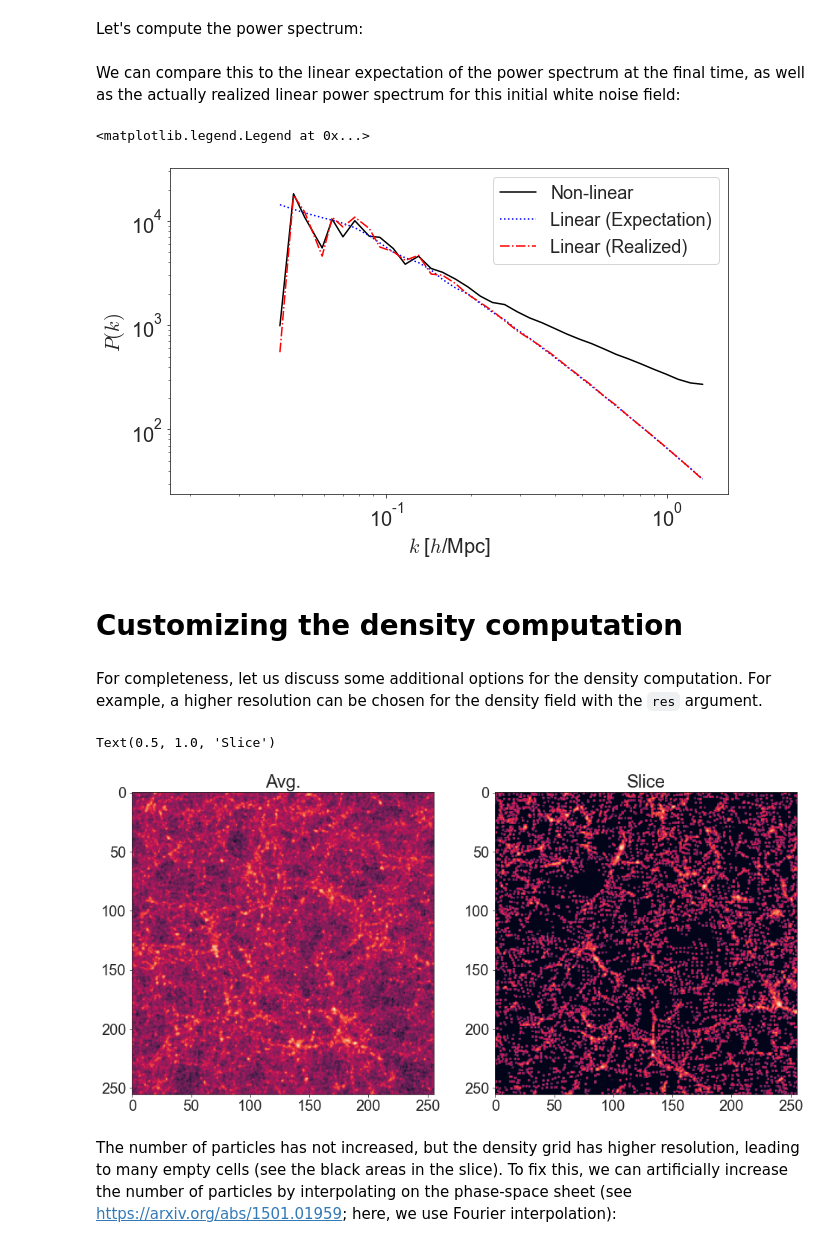
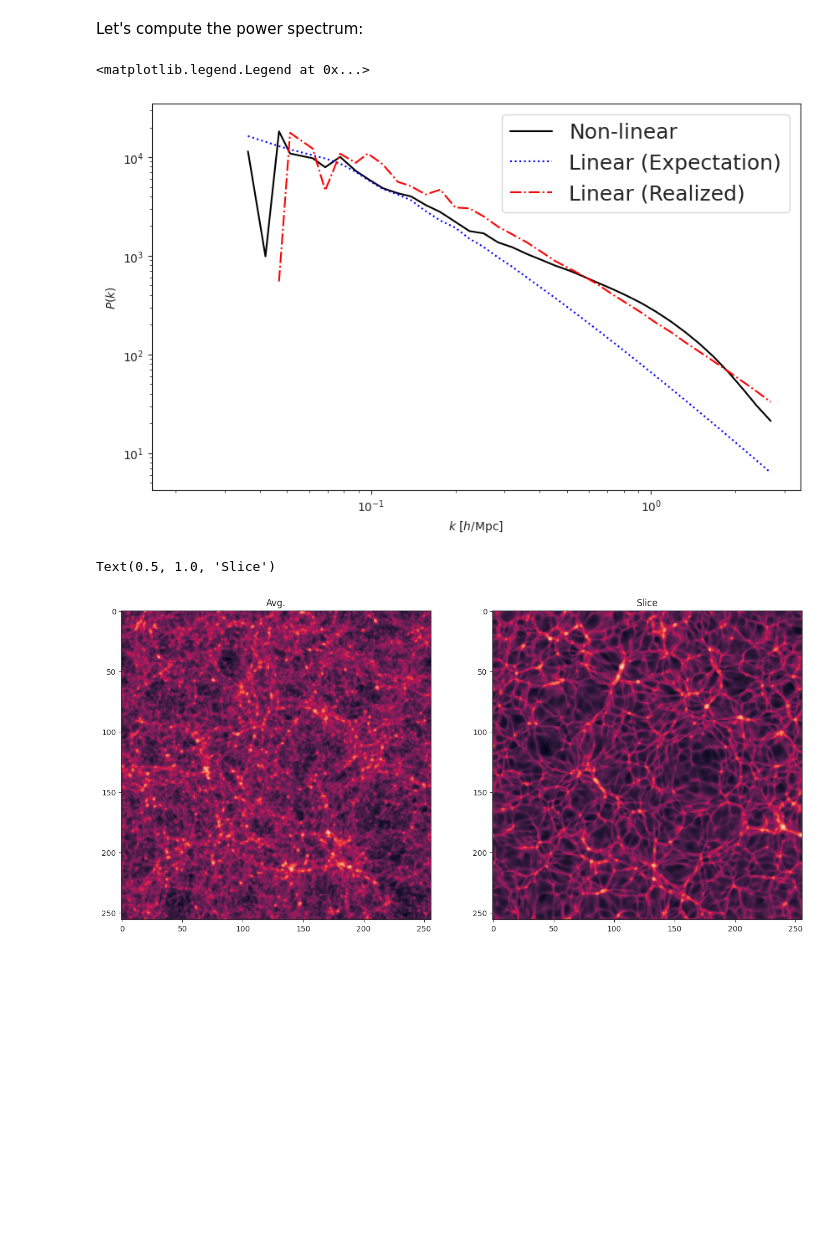
Before and after one commit to Xantyos13/DISCO-DJ, a Jupyter notebook: Neutrinos/disco_dj_3d_neutrinos.ipynb, the cells around one changed output. Cells and saved outputs as stored; diff of their text form; code cells hidden in the pictures; blank space fills up the shorter version.

```diff
--- a/Neutrinos/disco_dj_3d_neutrinos.ipynb
+++ b/Neutrinos/disco_dj_3d_neutrinos.ipynb
@@ -244,4 +170,6 @@ Text(0.5, 1.0, 'Slice')
 # %% [markdown]
 Let's compute the power spectrum:
+# %%
+delta_sim = dj.get_delta_from_pos(X_sim, res=2 * dj.res, n_resample=8)
 # %%
 k, Pk, _ = dj.evaluate_power_spectrum(delta_sim, bins=dj.res//3, deconvolve=True, worder=2)
@@ -248,2 +177,0 @@ k, Pk, _ = dj.evaluate_power_spectrum(delta_sim, bins=dj.res//3, deconvolve=True
-# %% [markdown]
-We can compare this to the linear expectation of the power spectrum at the final time, as well as the actually realized linear power spectrum for this initial white noise field:
@@ -260,8 +185,4 @@ plt.ylabel(r"$P(k)$")
 plt.legend(fontsize=18)
 # %% [output]
 <matplotlib.legend.Legend at 0x...>
-[figure, old version]
+[figure, new version]
-# %% [markdown]
-# Customizing the density computation
-# %% [markdown]
-For completeness, let us discuss some additional options for the density computation. For example, a higher resolution can be chosen for the density field with the `res` argument.
@@ -270,9 +189,14 @@ delta_sim_2x_res = dj.get_delta_from_pos(X_sim, res=2 * dj.res)
 # %%
 fig, axs = plt.subplots(1, 2, figsize=(16, 8))
-axs[0].imshow(np.log10(1.01 + delta_sim_2x_res.mean(0))); axs[0].set_title("Avg.")
-axs[1].imshow(np.log10(1.01 + delta_sim_2x_res[0, :, :])); axs[1].set_title("Slice")
+axs[0].imshow(np.log10(1.01 + delta_sim.mean(0))); axs[0].set_title("Avg.")
+axs[1].imshow(np.log10(1.01 + delta_sim[0, :, :])); axs[1].set_title("Slice")
+
+#fig, axs = plt.subplots(2, numsteps//2, figsize=(32, 10))
+#axs = axs.flatten()
+#
+#for i, a in enumerate(a_list):
+#    axs[i].imshow(np.log10(1.001 + delta_slice[i]))
+#    axs[i].set_title(f"a = {a:.2f}")
 # %% [output]
 Text(0.5, 1.0, 'Slice')
-[figure, old version]
+[figure, new version]
-# %% [markdown]
-The number of particles has not increased, but the density grid has higher resolution, leading to many empty cells (see the black areas in the slice). To fix this, we can artificially increase the number of particles by interpolating on the phase-space sheet (see https://arxiv.org/abs/1501.01959; here, we use Fourier interpolation):
```
Also changed, not shown: parts of 52 cells of this notebook, 11 other files.
